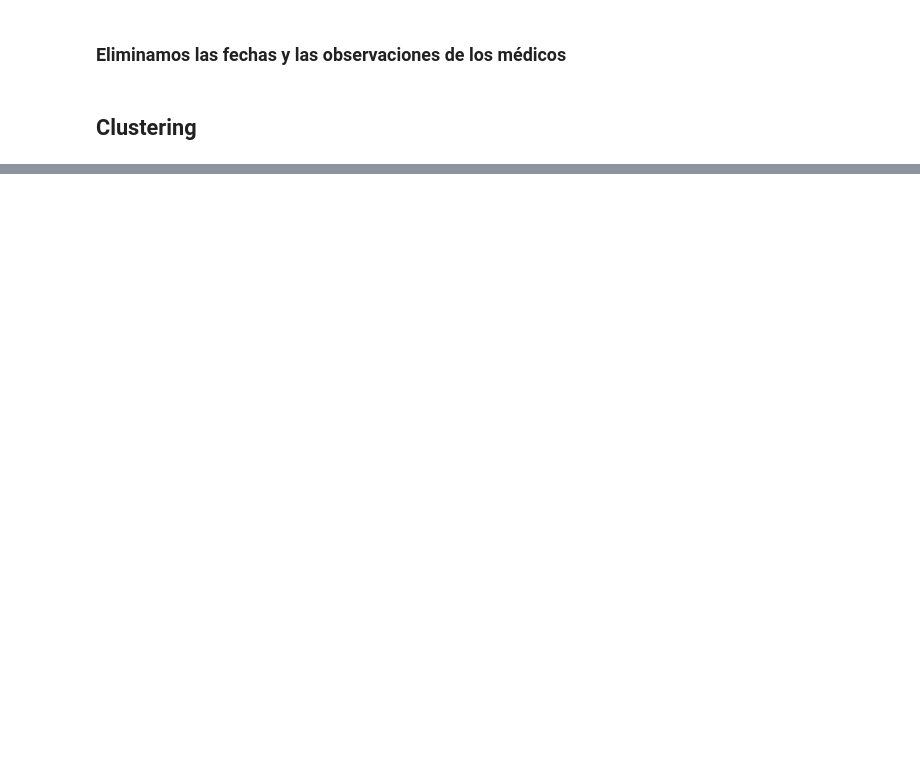
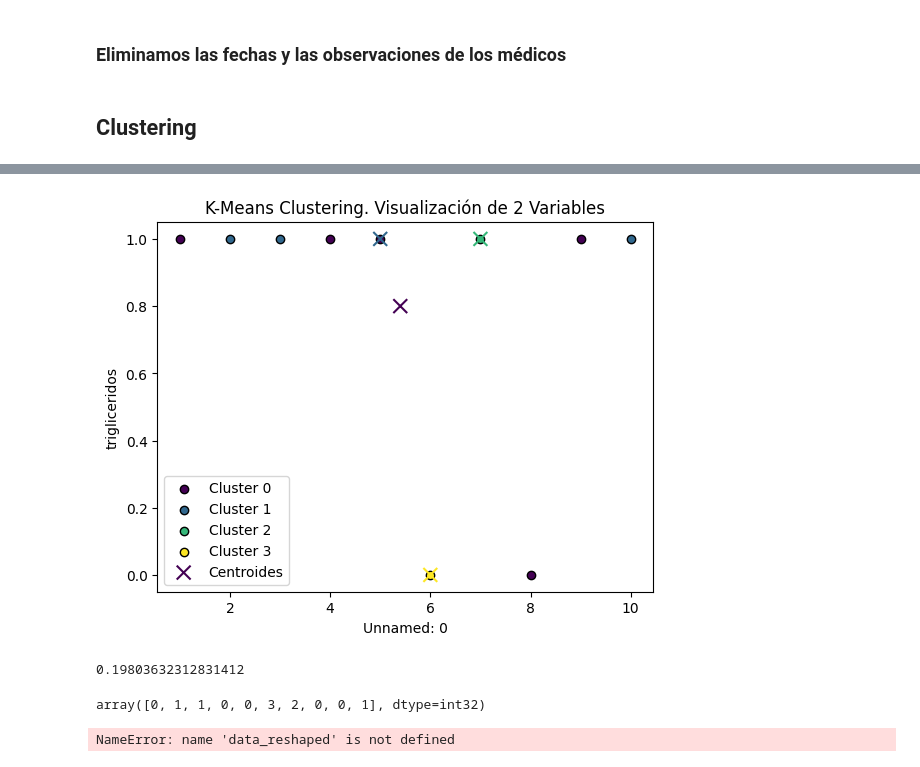
Before and after one commit to mikelCanal/EATITALL, a Jupyter notebook: eatitall_scripts/extraccion_informacion/clustering/clustering.ipynb, the cells around one changed output, grey strips where cells are left out. Drawn from its saved outputs; the diff is of its cells as text; code cells hidden in the pictures; blank space fills up the shorter version.

```diff
--- a/eatitall_scripts/extraccion_informacion/clustering/clustering.ipynb
+++ b/eatitall_scripts/extraccion_informacion/clustering/clustering.ipynb
@@ -164,0 +194,58 @@ ValueError: Input contains NaN, infinity or a value too large for dtype('float64
+# %%
+from sklearn.cluster import KMeans
+
+algorithm = (KMeans(n_clusters = 4,init='k-means++', n_init = 10 ,max_iter=500,
+                        tol=0.0001,  random_state= 111  , algorithm='elkan') )
+## Aplica el algoritmo de k-means al conjunto de datos X1 para realizar el clustering.
+## Esto ajusta los centroides de los clústeres y asigna cada punto a un clúster.
+algorithm.fit(df)
+## Cada etiqueta indica a qué clúster pertenece el punto.
+labels = algorithm.labels_
+## Después de ajustar el modelo, esta línea guarda las coordenadas de los centroides de los clústeres en centroids1.
+centroids = algorithm.cluster_centers_
+# %%
+# import matplotlib.pyplot as plt
+# import numpy as np
+
+# Supongamos que 'kmeans' es tu modelo K-Means entrenado
+# y 'X' es tu conjunto de datos
+
+# Elige las dos variables para visualizar
+x_index = 0  # El índice de la primera variable en X
+y_index = 1  # El índice de la segunda variable en X
+
+# Crear un mapa de colores basado en las etiquetas de los clusters
+colors = plt.cm.viridis(np.linspace(0, 1, len(centroids)))
+
+# Gráfico de dispersión de los datos
+for i, color in enumerate(colors):
+    plt.scatter(df.loc[labels == i, df.columns[x_index]],
+                df.loc[labels == i, df.columns[y_index]],
+                color=color, marker='o', edgecolor='k', label=f'Cluster {i}')
+
+# Gráfico de los centroides
+plt.scatter(centroids[:, x_index], centroids[:, y_index], c=colors, marker='x', s=100, label='Centroides')
+# Etiquetas y título
+plt.xlabel(df.columns[x_index])
+#plt.ylabel(df_subsubconjunto_con_reglas_sin_nulos_lite.columns[y_index])
+plt.ylabel('trigliceridos')
+plt.title('K-Means Clustering. Visualización de 2 Variables')
+plt.legend()
+
+# Mostrar el gráfico
+plt.show()
+# %% [output]
+[figure, added]
+# %%
+score = silhouette_score(df,labels)
+score
+# %% [output]
+0.19803632312831412
+# %%
+labels
+# %% [output]
+array([0, 1, 1, 0, 0, 3, 2, 0, 0, 1], dtype=int32)
+# %%
+data_reshaped
+# %% [output]
+NameError: name 'data_reshaped' is not defined
```
Also changed, not shown: parts of 35 cells of this notebook, 2 other files.
